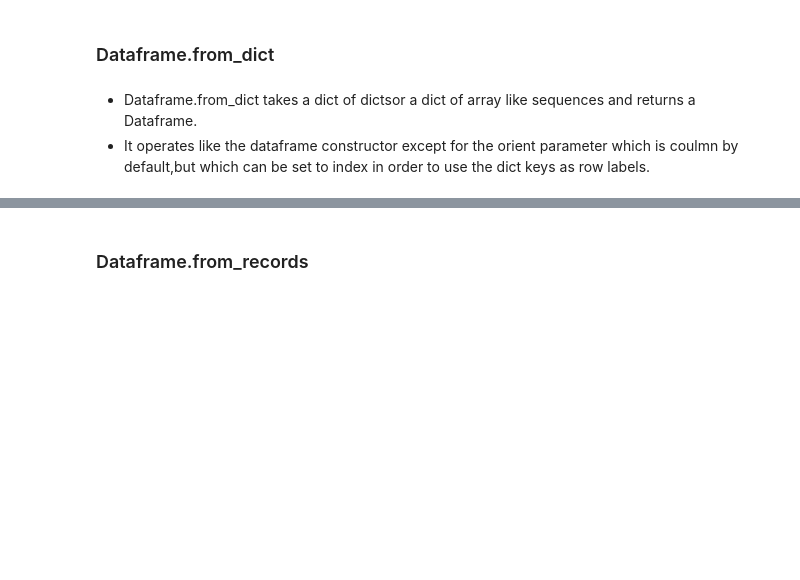
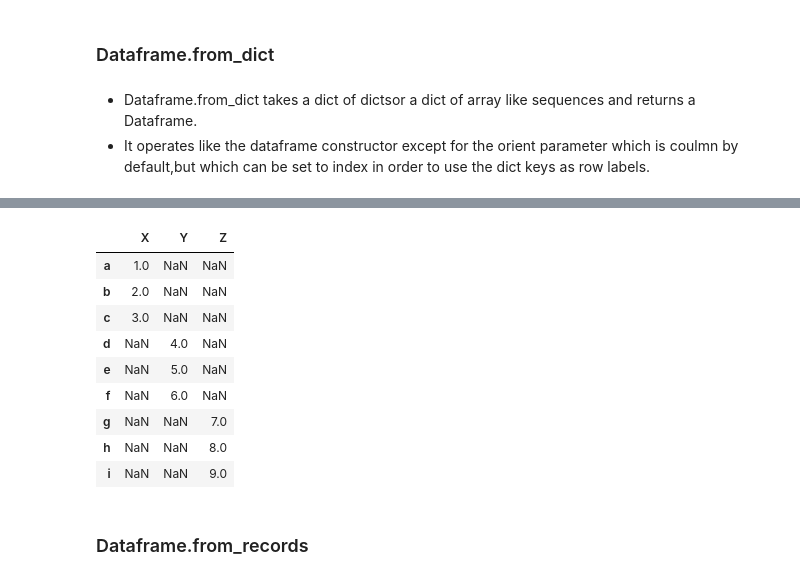
Before and after one commit to shaaagri/iat-481-wk1, a Jupyter notebook: Introduction_to_Python.ipynb, the cells around one changed output, grey strips where cells are left out. Saved outputs shown, nothing was run; the diff lists cells and outputs as text; code cells hidden in the pictures; blank space fills up the shorter version.

```diff
--- a/Introduction_to_Python.ipynb
+++ b/Introduction_to_Python.ipynb
@@ -1862,3 +1907,21 @@ df
+# %%
+# Student contribution: Changed the example by flipping the table and explicitly displaying the NaN values
+
+data = {"X": {'a': 1, 'b': 2, 'c': 3}, "Y": {'d': 4, 'e': 5, 'f': 6}, "Z": {'g': 7, 'h': 8, 'i': 9}}
+
+df = pd.DataFrame.from_dict(data, orient="columns").fillna('NaN').astype(float)
+df
+# %% [output]
+|  | X | Y | Z |
+| a | 1.0 | NaN | NaN |
+| b | 2.0 | NaN | NaN |
+| c | 3.0 | NaN | NaN |
+| d | NaN | 4.0 | NaN |
+| e | NaN | 5.0 | NaN |
+| f | NaN | 6.0 | NaN |
+| g | NaN | NaN | 7.0 |
+| h | NaN | NaN | 8.0 |
+| i | NaN | NaN | 9.0 |
 # %% [markdown]
 ### Dataframe.from_records
 # %% [markdown]
```
Also changed, not shown: parts of 67 cells of this notebook.
